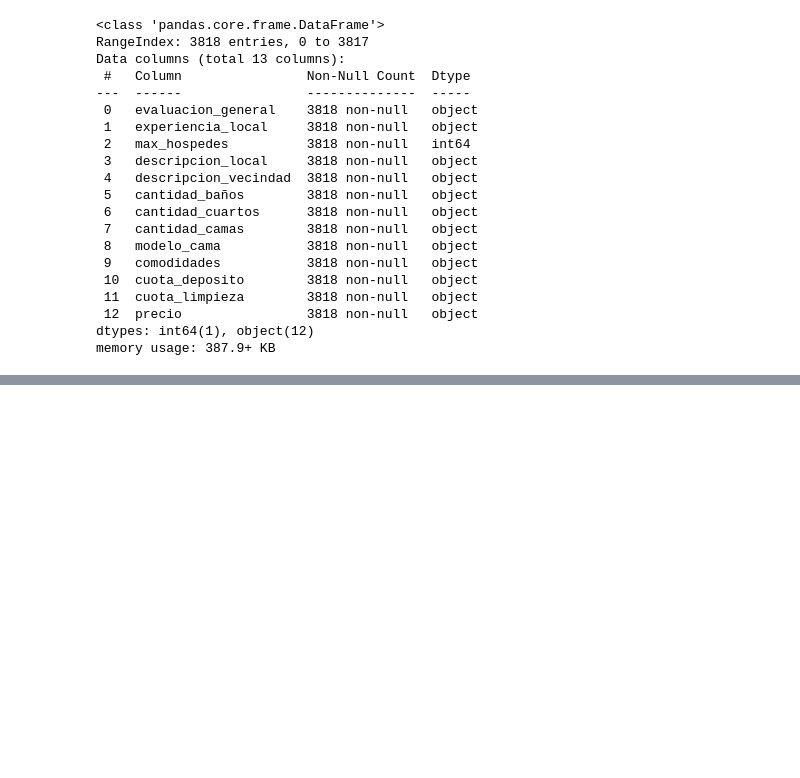
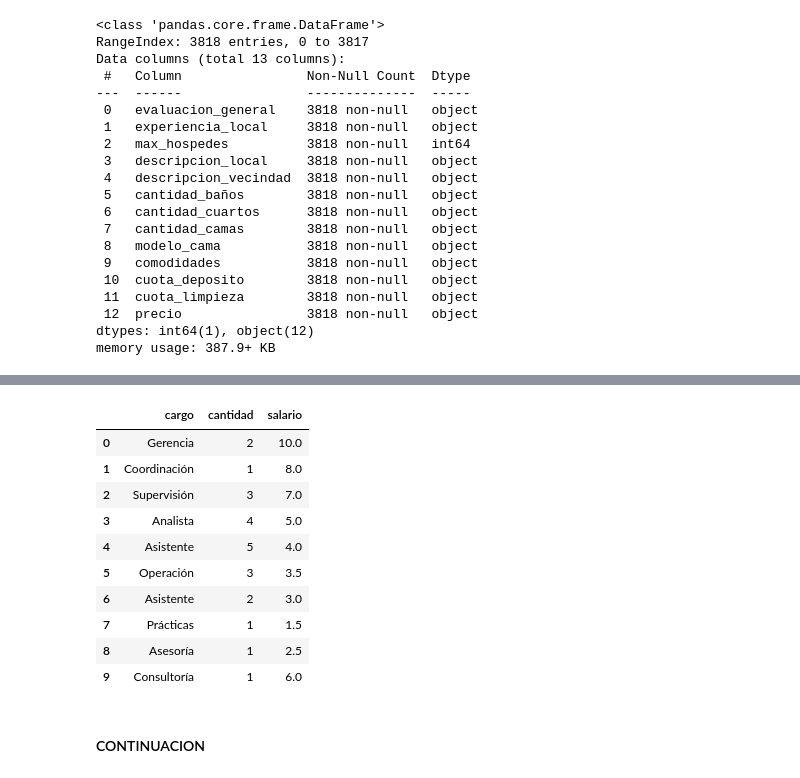
Before and after one commit to yuri19762008/001_ORACLE, a Jupyter notebook: 010_TRANSFORMACION_DATOS/transformacion.ipynb, the cells around one changed output, grey strips where cells are left out. Cells and saved outputs as stored; diff of their text form; code cells hidden in the pictures; blank space fills up the shorter version.

```diff
--- a/010_TRANSFORMACION_DATOS/transformacion.ipynb
+++ b/010_TRANSFORMACION_DATOS/transformacion.ipynb
@@ -234,0 +343,16 @@ col_numericas = ['cantidad_baños', 'cantidad_cuartos', 'cantidad_camas']
+# %%
+df
+# %% [output]
+|  | cargo | cantidad | salario |
+| 0 | Gerencia | 2 | 10.0 |
+| 1 | Coordinación | 1 | 8.0 |
+| 2 | Supervisión | 3 | 7.0 |
+| 3 | Analista | 4 | 5.0 |
+| 4 | Asistente | 5 | 4.0 |
+| 5 | Operación | 3 | 3.5 |
+| 6 | Asistente | 2 | 3.0 |
+| 7 | Prácticas | 1 | 1.5 |
+| 8 | Asesoría | 1 | 2.5 |
+| 9 | Consultoría | 1 | 6.0 |
+# %% [markdown]
+#### CONTINUACION
```
Also changed, not shown: parts of 26 cells of this notebook, 1 other file.
